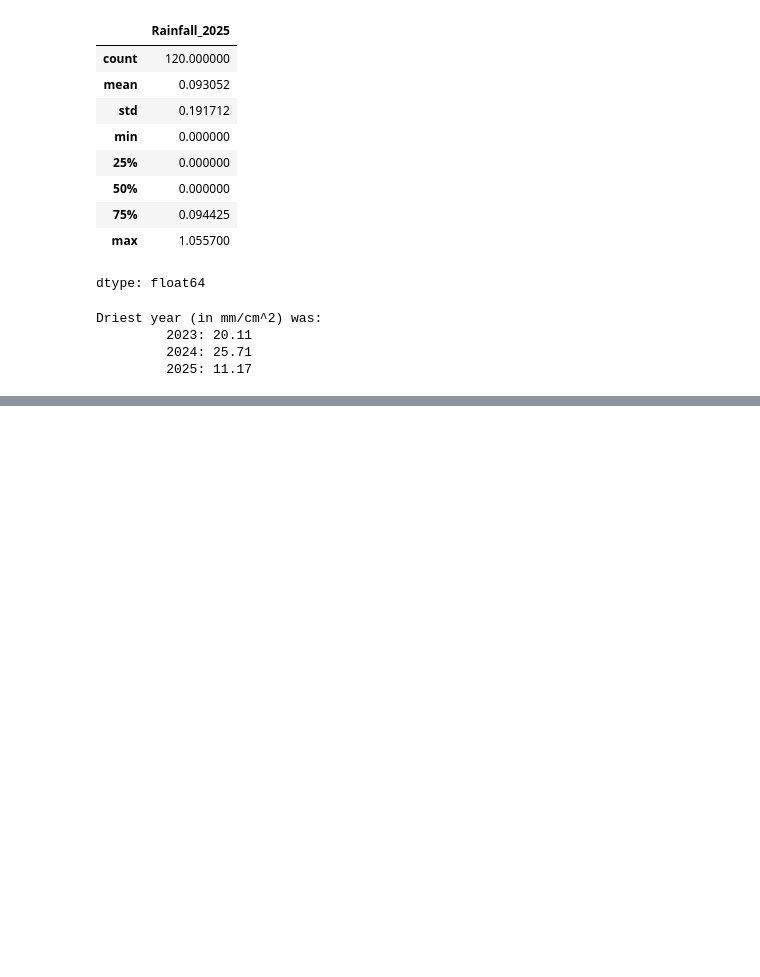
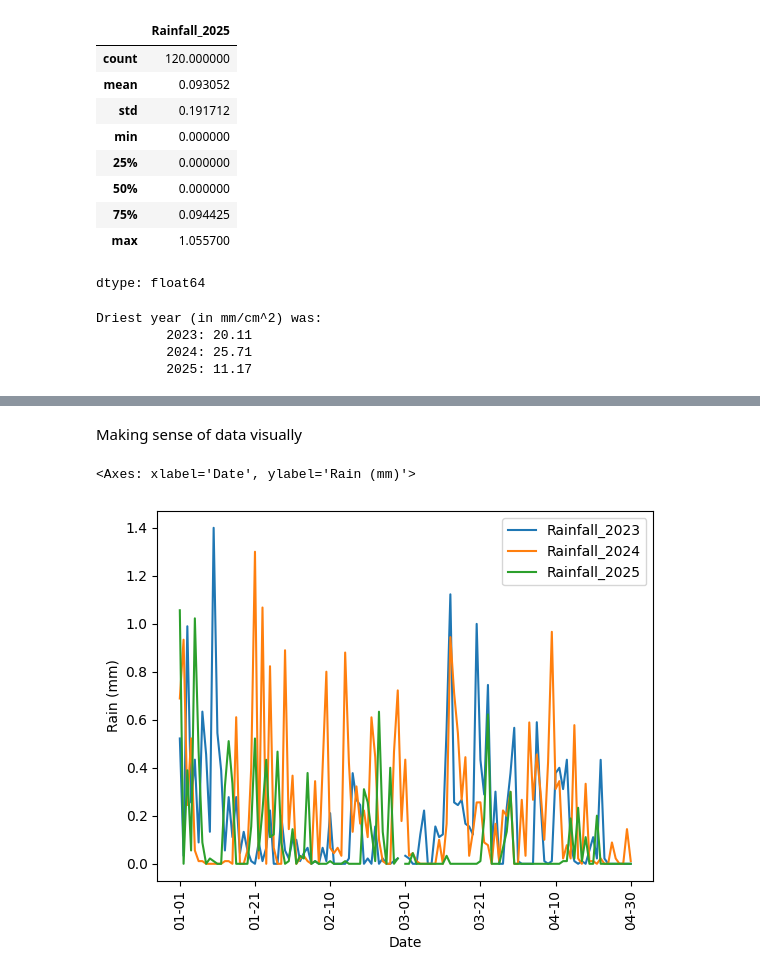
Before and after one commit to ambraithwaite/jupyter-SCC111-lecture-, a Jupyter notebook: Untitled0.ipynb, the cells around one changed output, grey strips where cells are left out. Cells and saved outputs as stored; diff of their text form; code cells hidden in the pictures; blank space fills up the shorter version.

```diff
--- a/Untitled0.ipynb
+++ b/Untitled0.ipynb
@@ -119,0 +172,2 @@ Driest year (in mm/cm^2) was:
+# %% [markdown]
+Making sense of data visually
@@ -119,0 +176,5 @@ Driest year (in mm/cm^2) was:
+# %%
+df.plot(xlabel = 'Date', ylabel = 'Rain (mm)', rot=90)
+# %% [output]
+<Axes: xlabel='Date', ylabel='Rain (mm)'>
+[figure, added]
```
Also changed, not shown: parts of 9 cells of this notebook.
